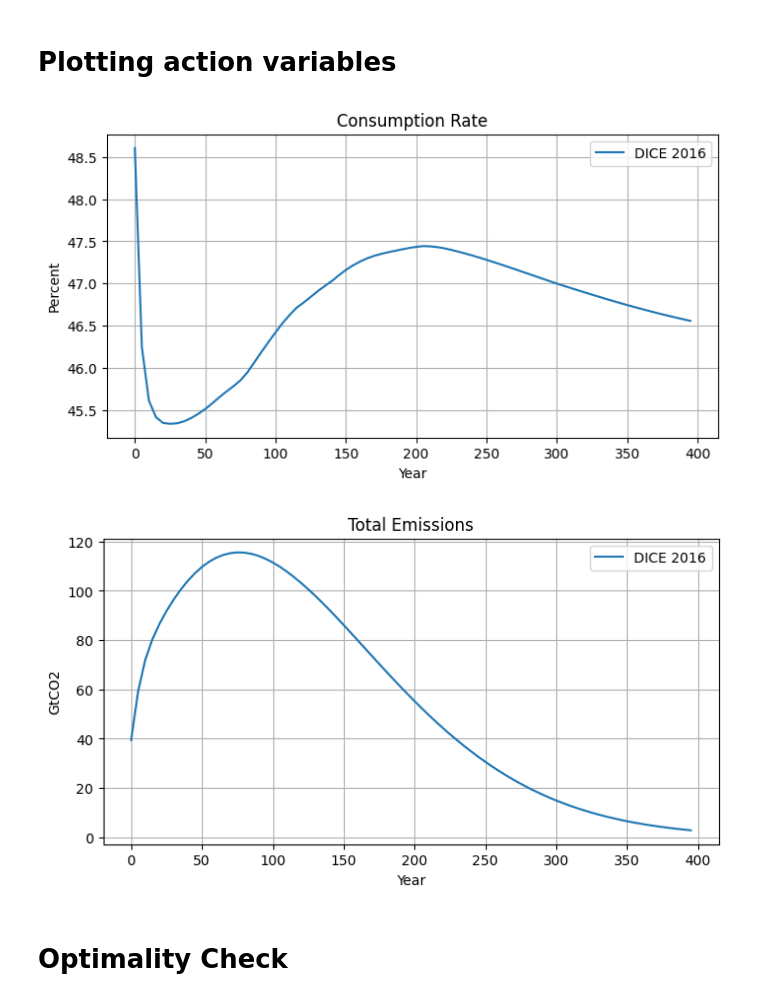
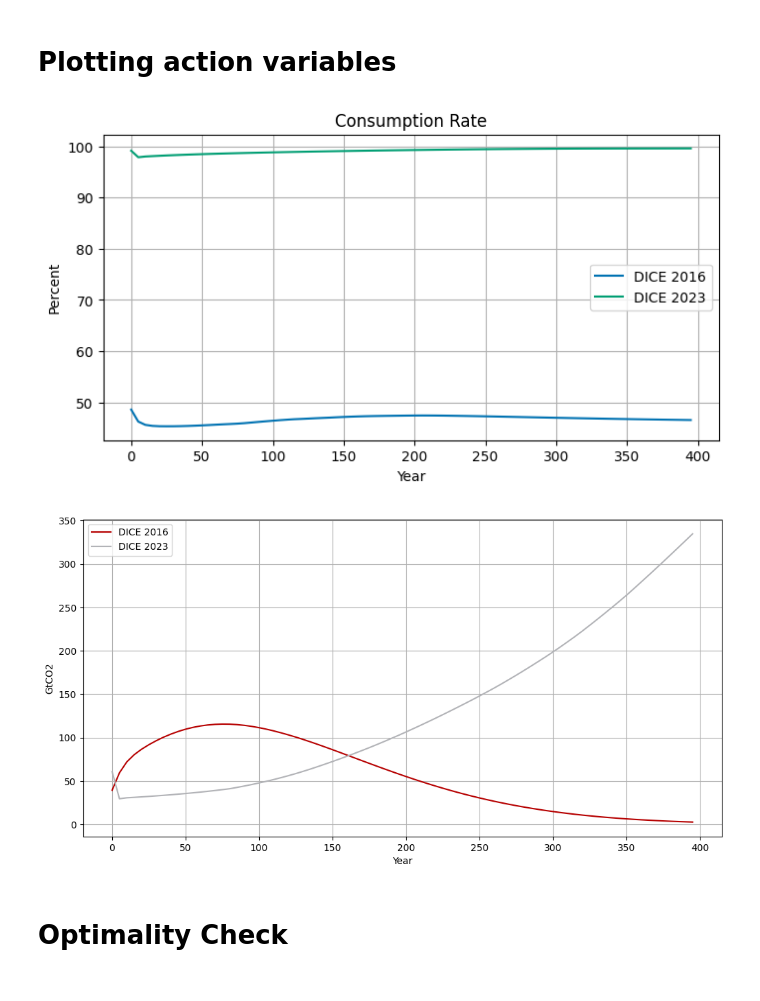
Before and after one commit to hermanvest/DNN-for-ACE, a Jupyter notebook: plotting/thesis_results.ipynb, the cells around one changed output. Saved outputs shown, nothing was run; the diff lists cells and outputs as text; code cells hidden in the pictures.

Commit message:
found one wrong parameter value!

```diff
--- a/plotting/thesis_results.ipynb
+++ b/plotting/thesis_results.ipynb
@@ -9,3 +9,10 @@ import os
 
 from generate_results import initialize
 from environments.ace_dice.computation_utils import custom_sigmoid
+# %%
+plt.style.use('seaborn-v0_8-colorblind')
+print(plt.style.available)
+# Define colors by converting RGB to [0, 1] scale
+color_red = (182/255, 0/255, 0/255) # UiO red
+color_black = (0/255, 0/255, 0/255) # Black
+color_gray = (178/255, 179/255, 183/255) # UiO grey
@@ -46,7 +55,11 @@ No trained policy network in path: C:\Users\herma\OneDrive\Skrivebord\DNN-for-AC
 # Loading data and defining ranges
 csv_path2016 = 'plots/results/ACE_DICE2016/trajectories/csv/trajectory_data.csv'
 df2016 = load_csv(csv_path2016)
-df2016.head()
+print(df2016.head())
+
+csv_path2023 = 'plots/results/ACE_DICE2023/trajectories/csv/trajectory_data.csv'
+df2023 = load_csv(csv_path2023)
+print(df2023.head())
 
 num_time_steps = 80
 year_labels = get_years(num_time_steps)
@@ -122,51 +168,71 @@ plt.show()
 # Plotting action variables
 # %%
 # Plotting consumption
-if len(df2016['x_t']) >= num_time_steps:
+if not len(df2016['x_t']) >= num_time_steps:
+    raise ValueError(errorstr)
 
-    consumption = df2016['x_t'][:num_time_steps] * 100 # Turning into percent
+consumption2016 = df2016['x_t'][:num_time_steps] * 100 # Turning into percent
+consumption2023 = df2023['x_t'][:num_time_steps] * 100
 
-    plt.figure(figsize=(8, 4))
-    plt.plot(year_labels, consumption, label='DICE 2016')
-    plt.title('Consumption Rate')
-    plt.xlabel('Year')
-    plt.ylabel('Percent')
-    plt.legend()
-    plt.grid(True)
-    plt.show()
-else:
-    raise ValueError(errorstr)
+plt.figure(figsize=(8, 4))
+plt.plot(year_labels, consumption2016, label='DICE 2016')
+plt.plot(year_labels, consumption2023, label='DICE 2023')
+plt.title('Consumption Rate')
+plt.xlabel('Year')
+plt.ylabel('Percent')
+plt.legend()
+plt.grid(True)
+plt.show()
 # %% [output]
-[figure, old version]
+[figure, new version]
 # %%
 # Plotting emissions
 if not len(df2016['E_t']) >= num_time_steps:
     raise ValueError(errorstr)
 
 # Deriving emissions for ACEDICE 2016
-emissions = []
+emissions2016 = []
+emissions2016_bau = []
 for t in range(num_time_steps):
     k_t = tf.convert_to_tensor(df2016["k_t"][t], dtype=tf.float32)
     E_t_BAU = env2016.equations_of_motion.E_t_BAU(t, k_t)
     E_t_raw = tf.convert_to_tensor(df2016["E_t"][t], dtype=tf.float32)
     E_t = custom_sigmoid(E_t_raw, E_t_BAU).numpy()
 
     total_E_t = E_t + env2016.equations_of_motion.E_t_EXO[t].numpy()
-    emissions.append(total_E_t)
+    emissions2016.append(total_E_t)
+    emissions2016_bau.append(E_t_BAU.numpy()+env2016.equations_of_motion.E_t_EXO[t].numpy())
+emissions2016 = np.array(emissions2016)
+emissions2016_bau = np.array(emissions2016_bau)
 
-emissions = np.array(emissions)
+# Deriving emissions for ACEDICE 2023
+emissions2023 = []
+emissions2023_bau = []
+for t in range(num_time_steps):
+    k_t = tf.convert_to_tensor(df2023["k_t"][t], dtype=tf.float32)
+    E_t_BAU = env2023.equations_of_motion.E_t_BAU(t, k_t)
+    E_t_exo = env2023.equations_of_motion.E_t_EXO[t]
+    E_t_raw = tf.convert_to_tensor(df2023["E_t"][t], dtype=tf.float32)
+    E_t = custom_sigmoid(E_t_raw, E_t_BAU+E_t_exo).numpy()
+
+    total_E_t = E_t
+    emissions2023.append(total_E_t)
+    emissions2023_bau.append(E_t_BAU.numpy()+env2023.equations_of_motion.E_t_EXO[t].numpy())
+
+emissions2023 = np.array(emissions2023)
+emissions2023_bau = np.array(emissions2023_bau)
 
 # Plotting
-plt.figure(figsize=(8, 4))
-plt.plot(year_labels, emissions, label='DICE 2016')
-plt.title('Total Emissions')
+plt.figure(figsize=(12, 6))
+plt.plot(year_labels, emissions2016, label='DICE 2016', color = color_red)
+plt.plot(year_labels, emissions2023, label='DICE 2023', color = color_gray)
 plt.xlabel('Year')
 plt.ylabel('GtCO2')
 plt.legend()
 plt.grid(True)
 plt.show()
 # %% [output]
-[figure, old version]
+[figure, new version]
 # %% [markdown]
 # Optimality Check
 # %% [markdown]
```
Also changed, not shown: parts of 34 cells of this notebook, 4 other files.
